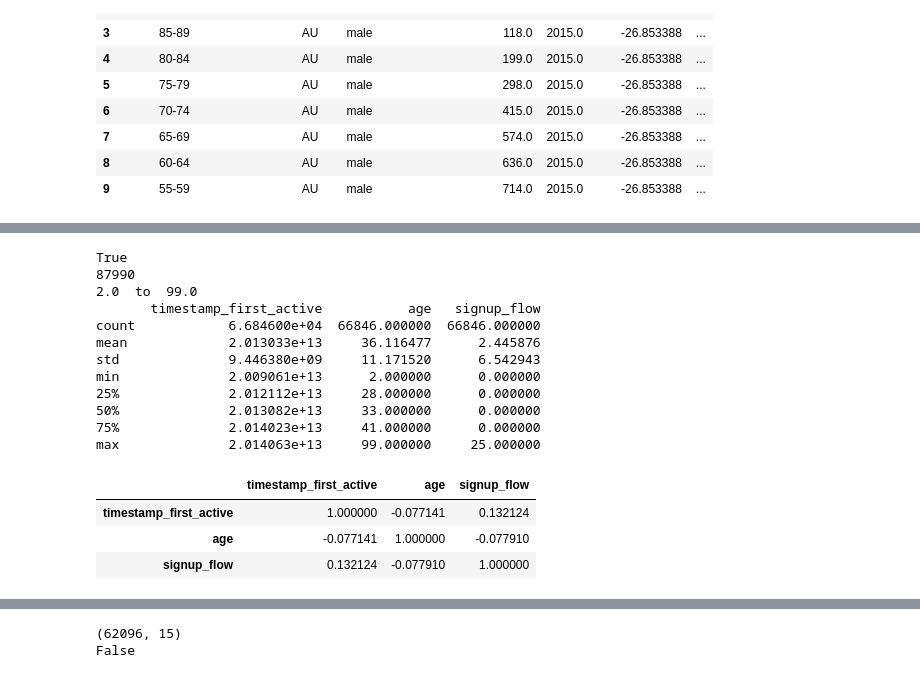
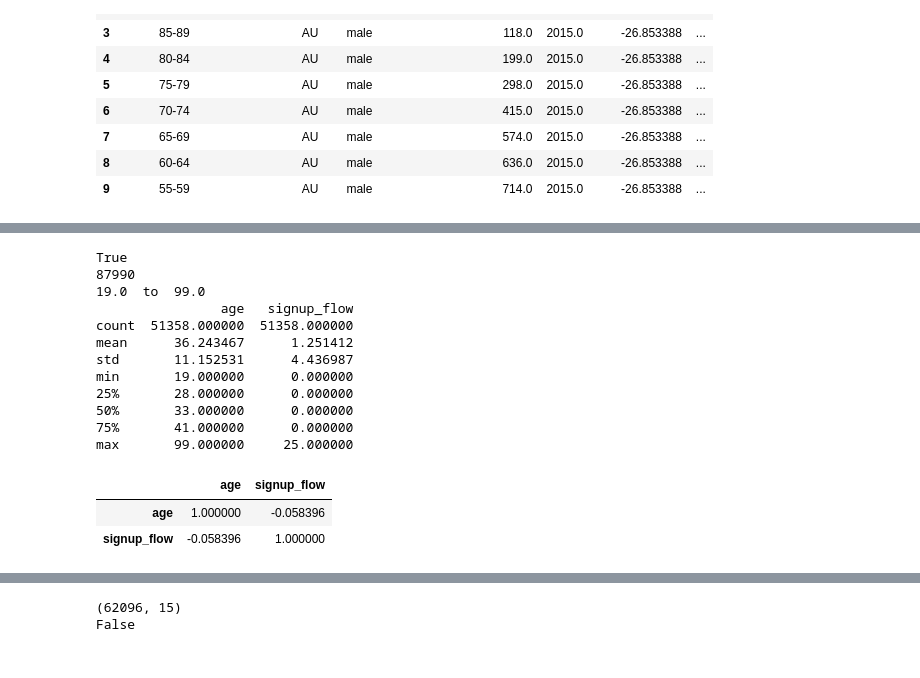
Before and after one commit to conniegithub/7-Travel-Booking-in-Python, a Jupyter notebook: Travel Python.ipynb, the cells around one changed output, grey strips where cells are left out. Saved outputs shown, nothing was run; the diff lists cells and outputs as text; code cells hidden in the pictures.

```diff
--- a/Travel Python.ipynb
+++ b/Travel Python.ipynb
@@ -163,0 +163,11 @@ len(train_users['language'].unique().tolist())
+# %%
+# Number of Unique Languages
+len(train_users['language'].unique().tolist())
+
+# Replace Unknowns to NANs
+train_users.replace('-unknown-', np.nan, inplace=True)
+
+# Convert Dates
+train_users['date_account_created'] = pd.to_datetime(train_users['date_account_created'])
+train_users['date_first_booking'] = pd.to_datetime(train_users['date_first_booking'])
+train_users['timestamp_first_active'] = pd.to_datetime((train_users.timestamp_first_active // 1000000), format='%Y%m%d')
@@ -164,30 +195,29 @@ len(train_users['language'].unique().tolist())
 # %%
 # Check for NA's and Outliers to Drop then Display Age Range
 print(train_users['age'].isnull().values.any())
 print(train_users['age'].isnull().sum())
-train_noNA = train_users.dropna()[train_users.age<100]
+train_noNA = train_users.dropna()[(train_users.age<100)&(train_users.age>18)]
 print(min(train_noNA['age']), " to ", max(train_noNA['age']))
 print(train_noNA.describe())
 
 # Check Out Correlation
 train_noNA.corr()
 # %% [output]
 True
 87990
-2.0  to  99.0
-       timestamp_first_active           age   signup_flow
-count            6.684600e+04  66846.000000  66846.000000
-mean             2.013033e+13     36.116477      2.445876
-std              9.446380e+09     11.171520      6.542943
-min              2.009061e+13      2.000000      0.000000
-25%              2.012112e+13     28.000000      0.000000
-50%              2.013082e+13     33.000000      0.000000
-75%              2.014023e+13     41.000000      0.000000
-max              2.014063e+13     99.000000     25.000000
+19.0  to  99.0
+                age   signup_flow
+count  51358.000000  51358.000000
+mean      36.243467      1.251412
+std       11.152531      4.436987
+min       19.000000      0.000000
+25%       28.000000      0.000000
+50%       33.000000      0.000000
+75%       41.000000      0.000000
+max       99.000000     25.000000
-|  | timestamp_first_active | age | signup_flow |
-| timestamp_first_active | 1.000000 | -0.077141 | 0.132124 |
-| age | -0.077141 | 1.000000 | -0.077910 |
-| signup_flow | 0.132124 | -0.077910 | 1.000000 |
+|  | age | signup_flow |
+| age | 1.000000 | -0.058396 |
+| signup_flow | -0.058396 | 1.000000 |
 # %%
 # Unique Categories of Selected Features in Training Data
 #print("gender:", train_noNA['gender'].unique())
```
Also changed, not shown: parts of 16 cells of this notebook.
